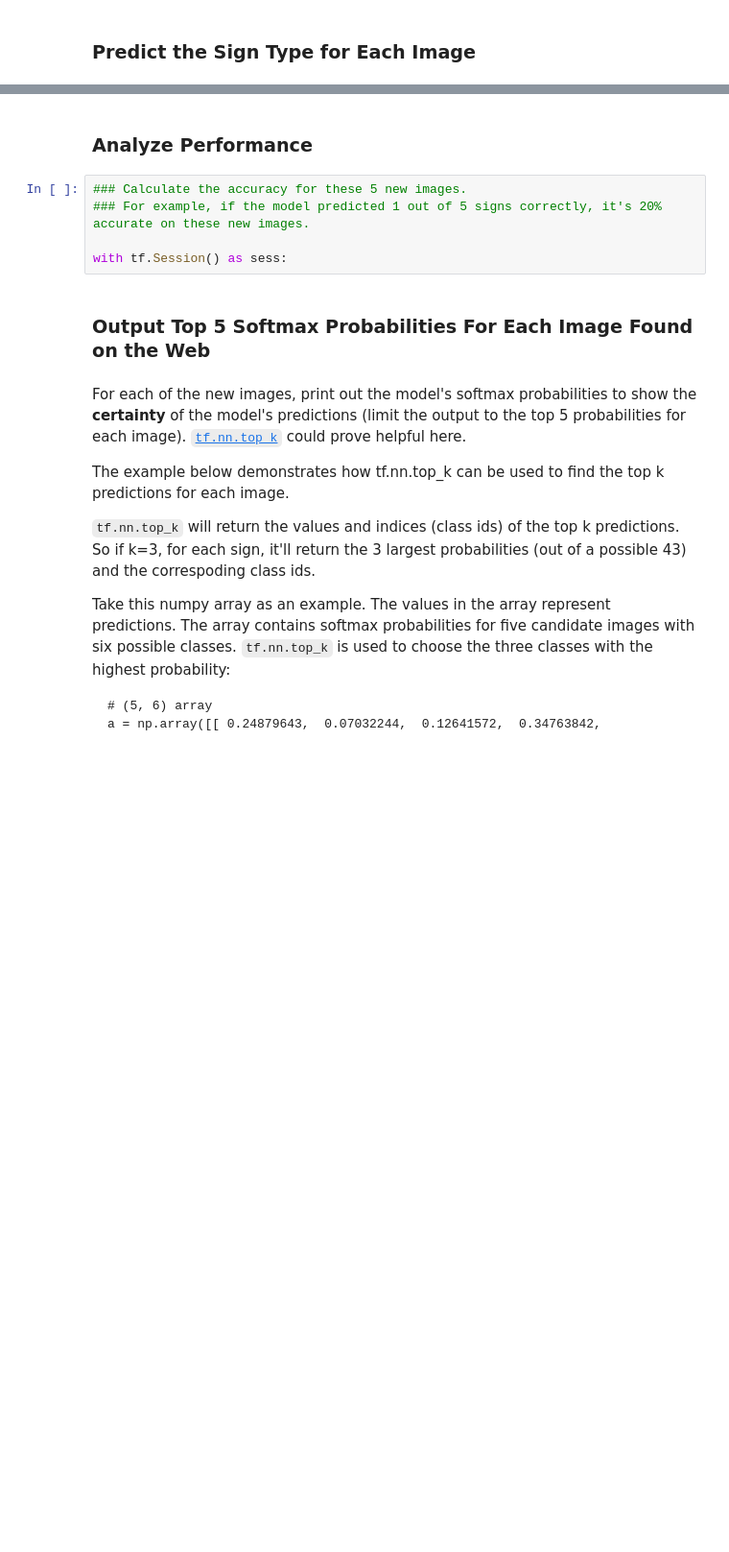
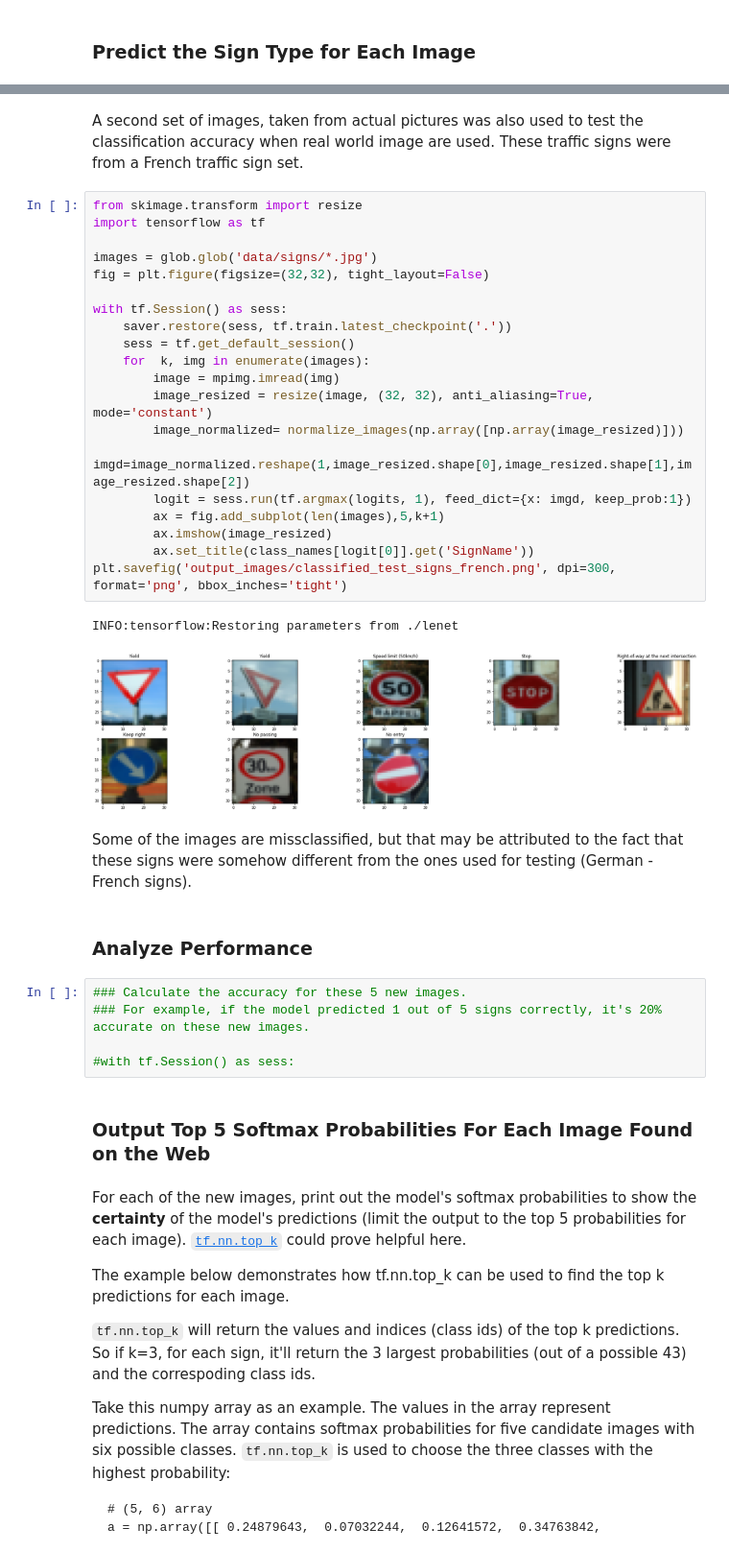
Before and after one commit to joseppii/Traffic-Sign-Classifier-Project, a Jupyter notebook: Traffic_Sign_Classifier.ipynb, the cells around one changed output, grey strips where cells are left out. Shown: that part at 96% size. Saved outputs shown, nothing was run; the diff lists cells and outputs as text; blank space fills up the shorter version.

```diff
--- a/Traffic_Sign_Classifier.ipynb
+++ b/Traffic_Sign_Classifier.ipynb
@@ -550,10 +560,37 @@ with tf.Session() as sess:
+# %% [markdown]
+A second set of images, taken from actual pictures was also used to test the classification accuracy when real world image are used. These traffic signs were from a French traffic sign set.
+# %%
+from skimage.transform import resize
+import tensorflow as tf
+
+images = glob.glob('data/signs/*.jpg')
+fig = plt.figure(figsize=(32,32), tight_layout=False)
+
+with tf.Session() as sess:
+    saver.restore(sess, tf.train.latest_checkpoint('.'))
+    sess = tf.get_default_session()
+    for  k, img in enumerate(images):
+        image = mpimg.imread(img)
+        image_resized = resize(image, (32, 32), anti_aliasing=True, mode='constant')
+        image_normalized= normalize_images(np.array([np.array(image_resized)]))
+        imgd=image_normalized.reshape(1,image_resized.shape[0],image_resized.shape[1],image_resized.shape[2])
+        logit = sess.run(tf.argmax(logits, 1), feed_dict={x: imgd, keep_prob:1})
+        ax = fig.add_subplot(len(images),5,k+1)
+        ax.imshow(image_resized)
+        ax.set_title(class_names[logit[0]].get('SignName'))
+plt.savefig('output_images/classified_test_signs_french.png', dpi=300, format='png', bbox_inches='tight')
+# %% [output]
+INFO:tensorflow:Restoring parameters from ./lenet
+[figure, added]
+# %% [markdown]
+Some of the images are missclassified, but that may be attributed to the fact that these signs were somehow different from the ones used for testing (German - French signs).
 # %% [markdown]
 ### Analyze Performance
 # %%
 ### Calculate the accuracy for these 5 new images.
 ### For example, if the model predicted 1 out of 5 signs correctly, it's 20% accurate on these new images.
 
-with tf.Session() as sess:
+#with tf.Session() as sess:
 # %% [markdown]
 ### Output Top 5 Softmax Probabilities For Each Image Found on the Web
 # %% [markdown]
```
Also changed, not shown: parts of 31 cells of this notebook, 1 other file.
